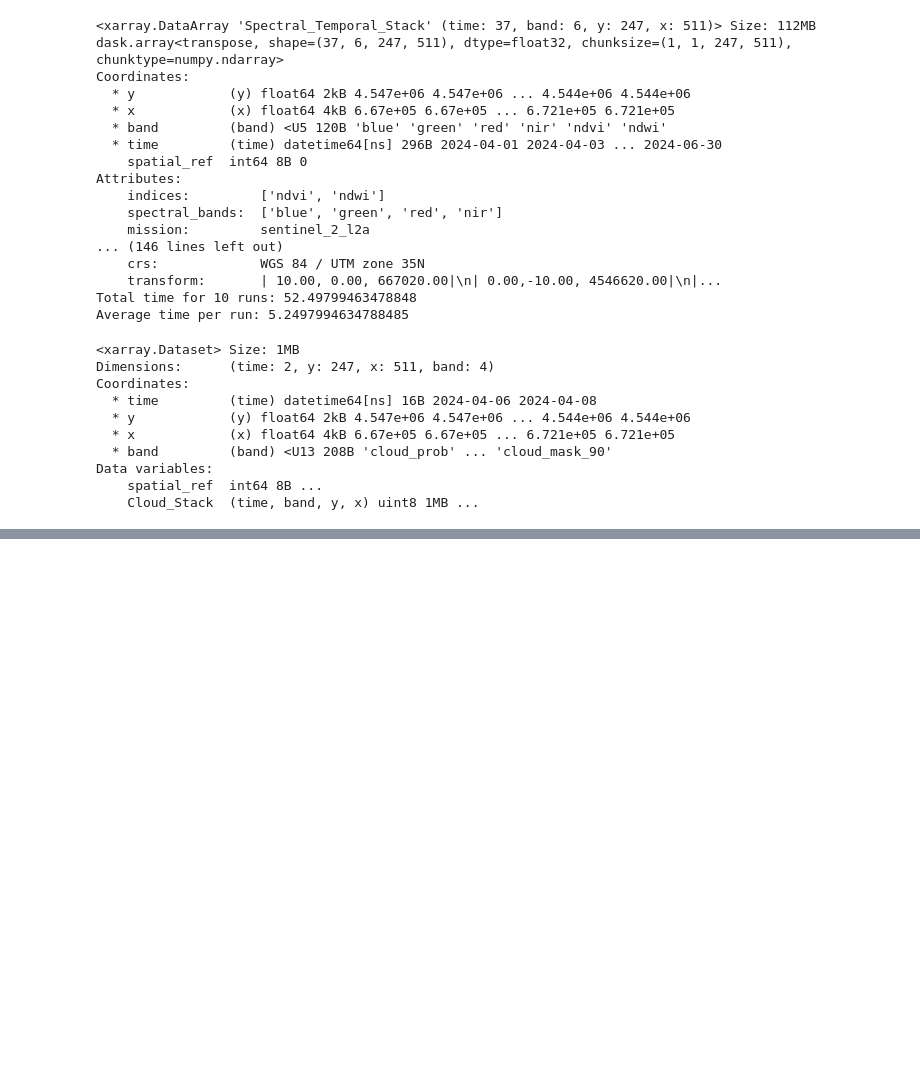
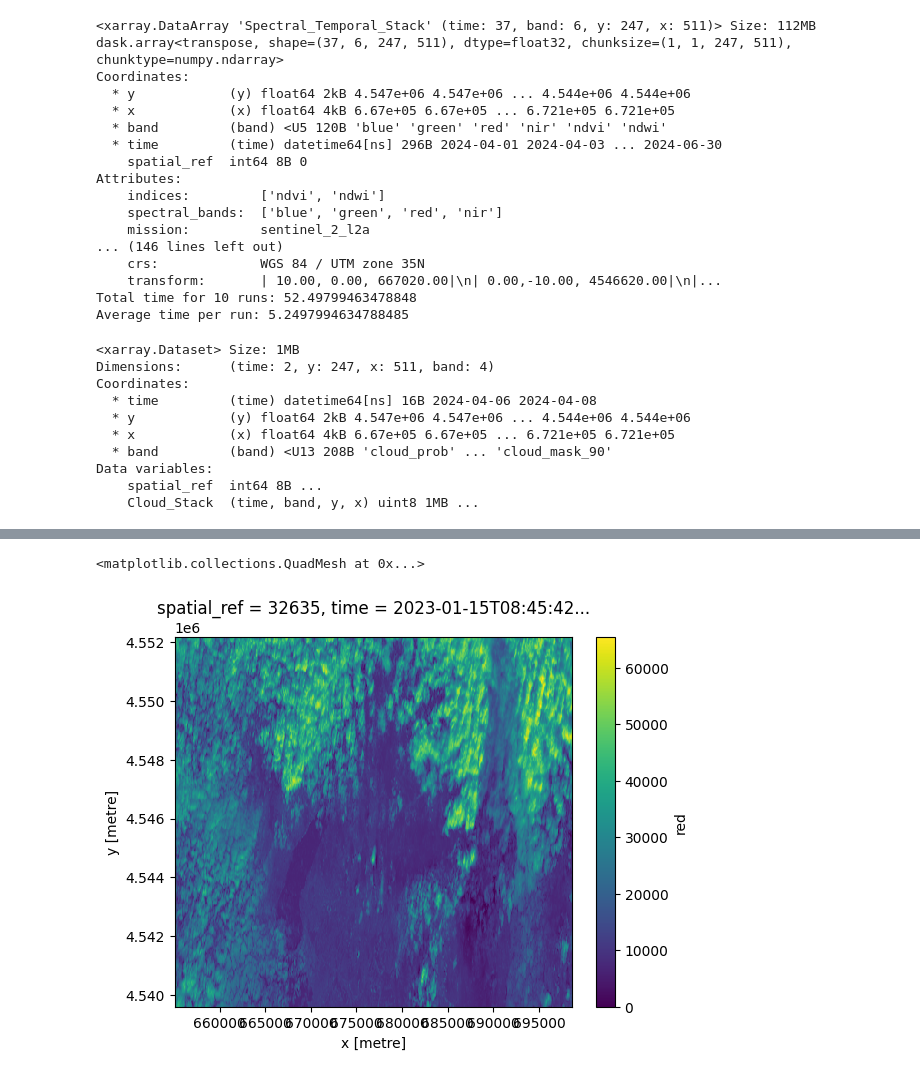
Before and after one commit to BaturalpArisoy/stac2cube, a Jupyter notebook: interactive/interactive.ipynb, the cells around one changed output, grey strips where cells are left out. Saved outputs shown, nothing was run; the diff lists cells and outputs as text; code cells hidden in the pictures; blank space fills up the shorter version.

```diff
--- a/interactive/interactive.ipynb
+++ b/interactive/interactive.ipynb
@@ -283,0 +408,5 @@ Time threshold reached! Exiting loop and exporting the collected cloud maps...
+# %%
+stac.red[2].plot()
+# %% [output]
+<matplotlib.collections.QuadMesh at 0x...>
+[figure, added]
```
Also changed, not shown: parts of 34 cells of this notebook, 21 other files.
